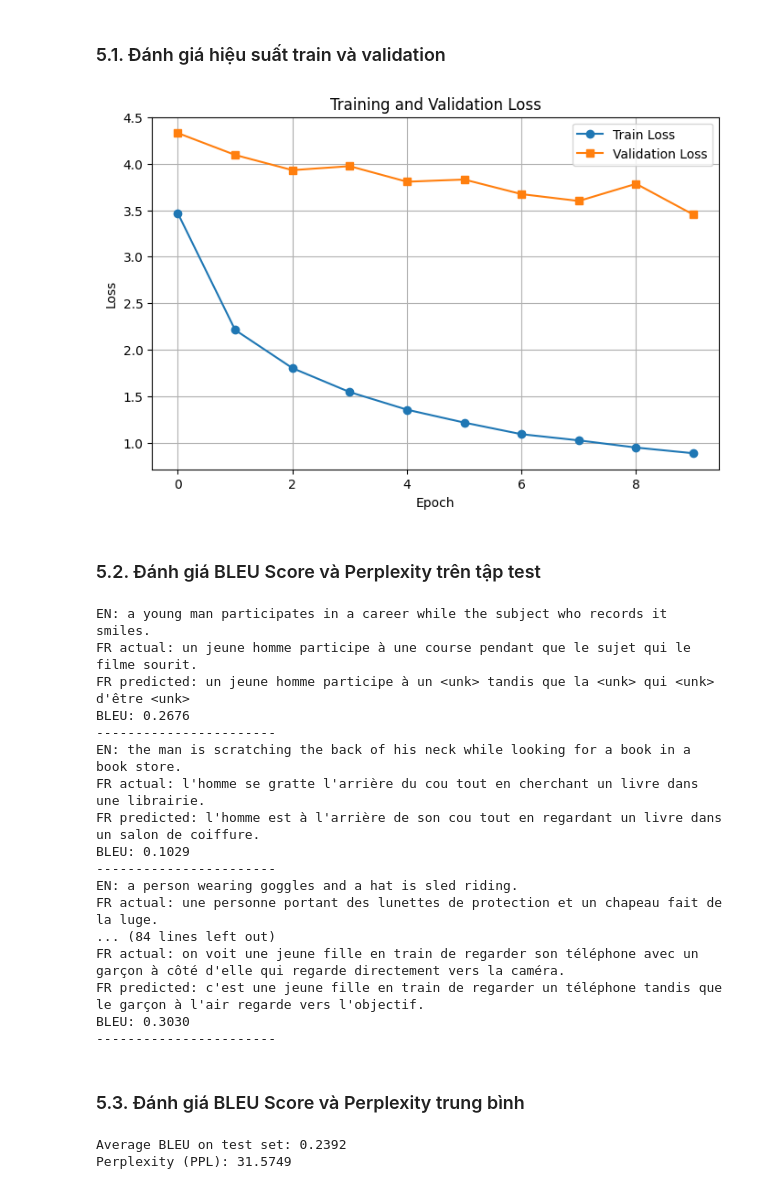
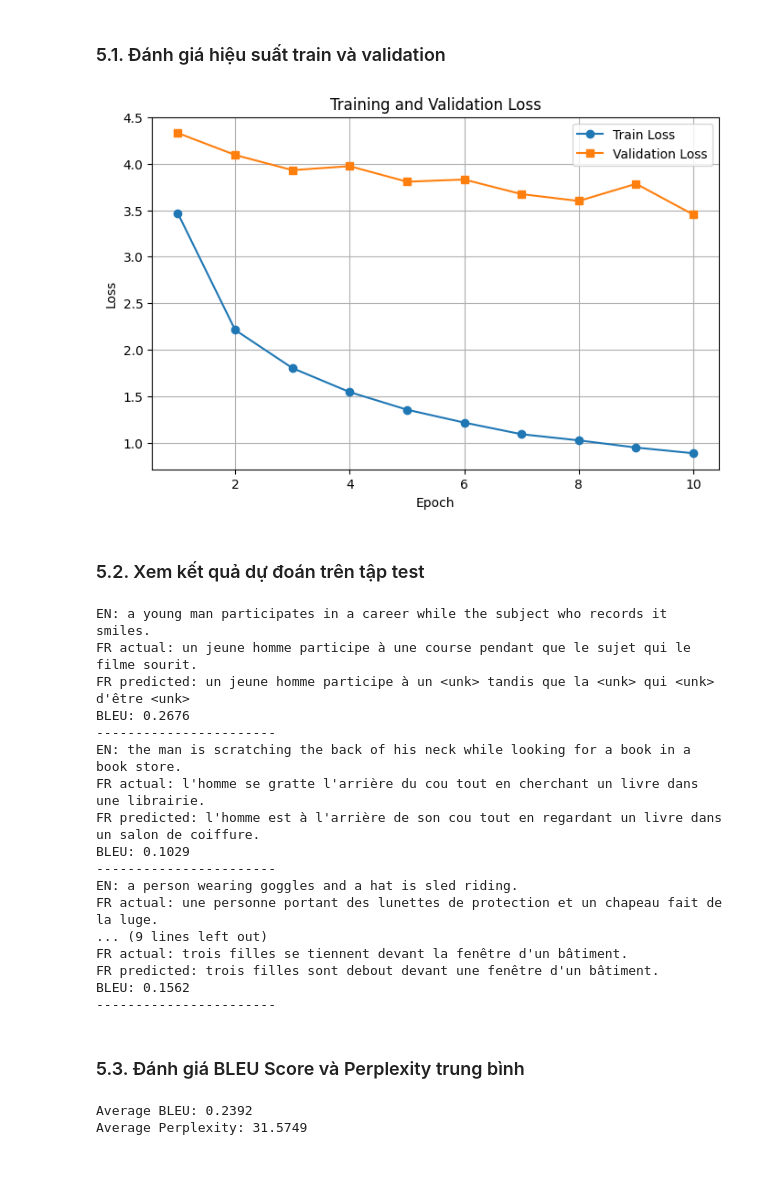
Before and after one commit to VietDQ1904/NLP_Project_2025, a Jupyter notebook: LSTM_optimized.ipynb, the cells around one changed output. Drawn from its saved outputs; the diff is of its cells as text; code cells hidden in the pictures.

```diff
--- a/LSTM_optimized.ipynb
+++ b/LSTM_optimized.ipynb
@@ -421,20 +425,20 @@ Saved model!
 # %%
 plt.figure(figsize=(8, 5))
 
-plt.plot(train_loss_list, label="Train Loss", marker='o')
-plt.plot(val_loss_list, label="Validation Loss", marker='s')
+plt.plot(range(1, len(train_loss_list) + 1), train_loss_list, label="Train Loss", marker='o')
+plt.plot(range(1, len(val_loss_list) + 1), val_loss_list, label="Validation Loss", marker='s')
 
 plt.title("Training and Validation Loss")
 plt.xlabel("Epoch")
 plt.ylabel("Loss")
 plt.grid(True)
 plt.legend()
 
 plt.show()
 # %% [output]
-[figure, old version]
+[figure, new version]
 # %% [markdown]
-### 5.2. Đánh giá BLEU Score và Perplexity trên tập test
+### 5.2. Xem kết quả dự đoán trên tập test
 # %%
 model.load_state_dict(torch.load("best_seq2seq_improved.pth", map_location=DEVICE))
 model.eval()
@@ -520,7 +525,7 @@ def translate(sentence, beam_size=5, max_len=50, length_alpha=0.7):
             out_tokens.append(vocab_fr.get_itos()[idx])
         return " ".join(out_tokens)
 # %%
-for i in range(min(20, len(test_en_tok))):
+for i in range(min(5, len(test_en_tok))):
     src = " ".join(test_en_tok[i][1:-1])
     ref = test_fr_tok[i][1:-1]
     pred = translate(src, beam_size=5, max_len=60)
@@ -544,10 +549,10 @@ BLEU: 0.1029
 -----------------------
 EN: a person wearing goggles and a hat is sled riding.
 FR actual: une personne portant des lunettes de protection et un chapeau fait de la luge.
-... (84 lines left out)
-FR actual: on voit une jeune fille en train de regarder son téléphone avec un garçon à côté d'elle qui regarde directement vers la caméra.
-FR predicted: c'est une jeune fille en train de regarder un téléphone tandis que le garçon à l'air regarde vers l'objectif.
-BLEU: 0.3030
+... (9 lines left out)
+FR actual: trois filles se tiennent devant la fenêtre d'un bâtiment.
+FR predicted: trois filles sont debout devant une fenêtre d'un bâtiment.
+BLEU: 0.1562
 -----------------------
 # %% [markdown]
 ### 5.3. Đánh giá BLEU Score và Perplexity trung bình
@@ -590,8 +595,9 @@ def evaluate_ppl():
 
 mean_bleu = evaluate_bleu()
 ppl = evaluate_ppl()
-print(f"Average BLEU on test set: {mean_bleu:.4f}")
-print(f"Perplexity (PPL): {ppl:.4f}")
+
+print(f"Average BLEU: {mean_bleu:.4f}")
+print(f"Average Perplexity: {ppl:.4f}")
 # %% [output]
-Average BLEU on test set: 0.2392
-Perplexity (PPL): 31.5749
+Average BLEU: 0.2392
+Average Perplexity: 31.5749
```
Also changed, not shown: parts of 5 cells of this notebook, 1 other file.
